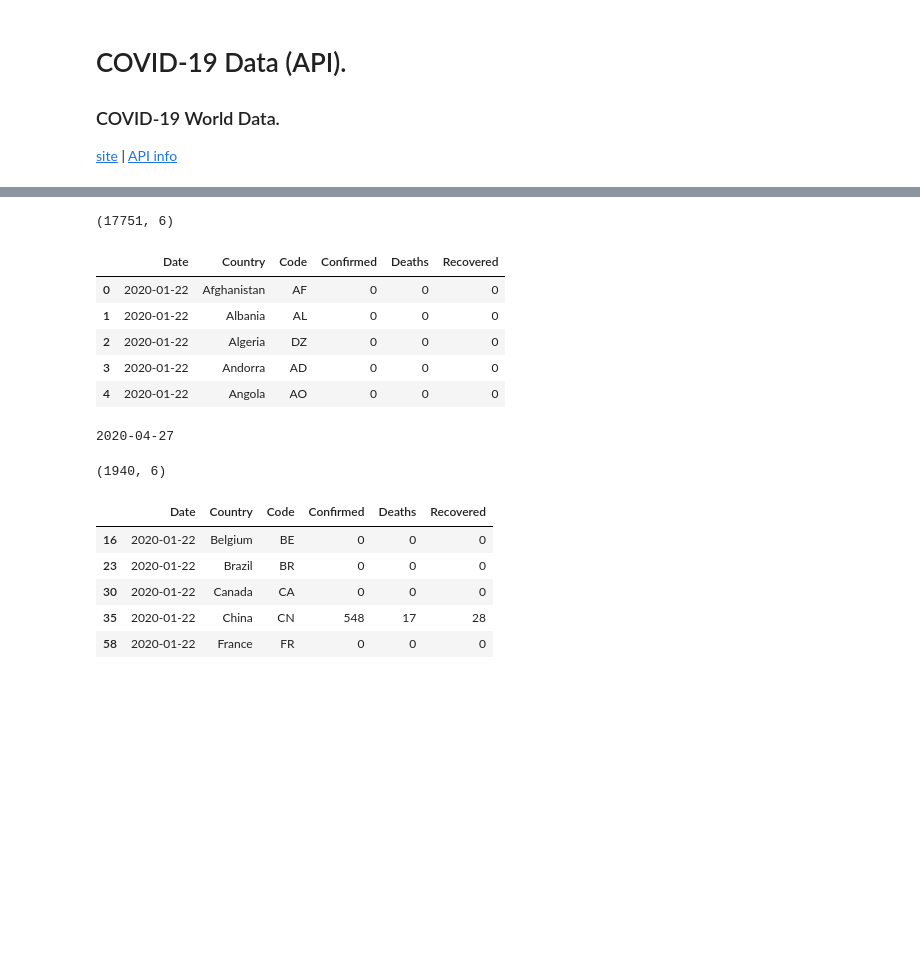
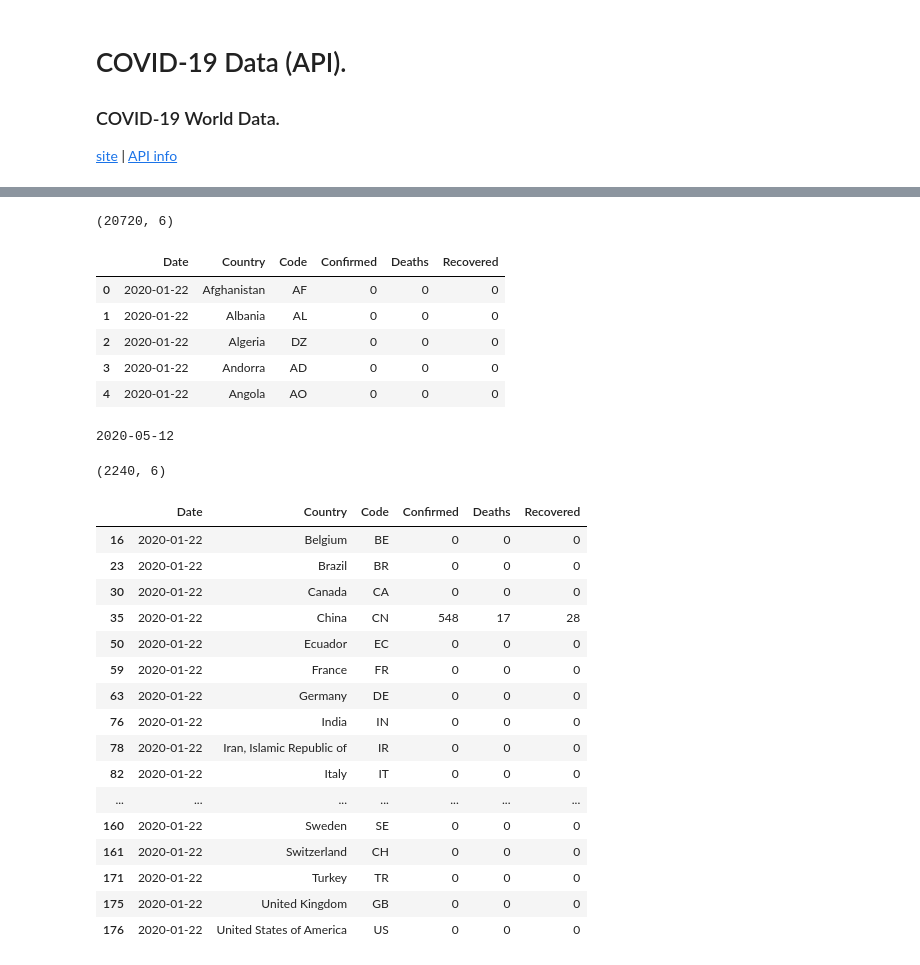
Before and after one commit to serinamarie/PlanetData.Vision, a Jupyter notebook: Notebooks/COVID19API_DataVis4_CV.ipynb, the cells around one changed output, grey strips where cells are left out. Drawn from its saved outputs; the diff is of its cells as text; code cells hidden in the pictures; blank space fills up the shorter version.

```diff
--- a/Notebooks/COVID19API_DataVis4_CV.ipynb
+++ b/Notebooks/COVID19API_DataVis4_CV.ipynb
@@ -44,18 +44,17 @@ df = covid_countriessummary.copy()
 # clean up the data.
 df['Date'] = df['Date'].str[:10]
 df = df.rename(columns={"CountryCode": "Code"})
-df = df.drop(columns=['Province', 'City', 'CityCode', 'Active', 'Lat', 'Lon'])
-df = df[['Date', 'Country', 'Code', 'Confirmed', 'Recovered', 'Deaths']]
-df = df.groupby(['Date', 'Country', 'Code']).agg({'Confirmed':'sum', 'Deaths': 'sum', 'Recovered': 'sum'}).reset_index()
+df = df[['Date', 'Country', 'Province', 'Code', 'Confirmed', 'Recovered', 'Deaths']]
+df = df.groupby(['Date', 'Country', 'Code', 'Province']).agg({'Confirmed': 'sum', 'Deaths': 'sum', 'Recovered': 'sum'}).reset_index()
+df = df.drop(df[(df.Country == 'United States of America') & (df.Province == '')].index)
+df = df.groupby(['Date', 'Country', 'Code']).agg({'Confirmed': 'sum', 'Deaths': 'sum', 'Recovered': 'sum'}).reset_index()
 # %%
-# final data frame.
-
 # show the data frame shape.
 print(df.shape)
 # show the data frame with headers.
 df.head()
 # %% [output]
-(17751, 6)
+(20720, 6)
 |  | Date | Country | Code | Confirmed | Deaths | Recovered |
 | 0 | 2020-01-22 | Afghanistan | AF | 0 | 0 | 0 |
 | 1 | 2020-01-22 | Albania | AL | 0 | 0 | 0 |
@@ -70,24 +69,35 @@ df1 = (df[df['Date'].eq(yesterday)].sort_values(by='Deaths', ascending=False).he
 # show the date for yesterday.
 print(yesterday)
 # %% [output]
-2020-04-27
+2020-05-12
 # %%
 # top 20 countries.
 countries = df1['Country'].unique()
 # filter data frame with top 20 countries.
 df = df[df['Country'].isin(countries)]
 # show the data frame shape.
 print(df.shape)
 # show the data frame headers
-df.head()
+df.head(20)
 # %% [output]
-(1940, 6)
+(2240, 6)
 |  | Date | Country | Code | Confirmed | Deaths | Recovered |
 | 16 | 2020-01-22 | Belgium | BE | 0 | 0 | 0 |
 | 23 | 2020-01-22 | Brazil | BR | 0 | 0 | 0 |
 | 30 | 2020-01-22 | Canada | CA | 0 | 0 | 0 |
 | 35 | 2020-01-22 | China | CN | 548 | 17 | 28 |
-| 58 | 2020-01-22 | France | FR | 0 | 0 | 0 |
+| 50 | 2020-01-22 | Ecuador | EC | 0 | 0 | 0 |
+| 59 | 2020-01-22 | France | FR | 0 | 0 | 0 |
+| 63 | 2020-01-22 | Germany | DE | 0 | 0 | 0 |
+| 76 | 2020-01-22 | India | IN | 0 | 0 | 0 |
+| 78 | 2020-01-22 | Iran, Islamic Republic of | IR | 0 | 0 | 0 |
+| 82 | 2020-01-22 | Italy | IT | 0 | 0 | 0 |
+| ... | ... | ... | ... | ... | ... | ... |
+| 160 | 2020-01-22 | Sweden | SE | 0 | 0 | 0 |
+| 161 | 2020-01-22 | Switzerland | CH | 0 | 0 | 0 |
+| 171 | 2020-01-22 | Turkey | TR | 0 | 0 | 0 |
+| 175 | 2020-01-22 | United Kingdom | GB | 0 | 0 | 0 |
+| 176 | 2020-01-22 | United States of America | US | 0 | 0 | 0 |
 # %%
 # show bar chart of top 20 countries and the count from yesterday.
 fig, ax = plt.subplots(figsize=(20, 12))
```
Also changed, not shown: parts of 7 cells of this notebook.
